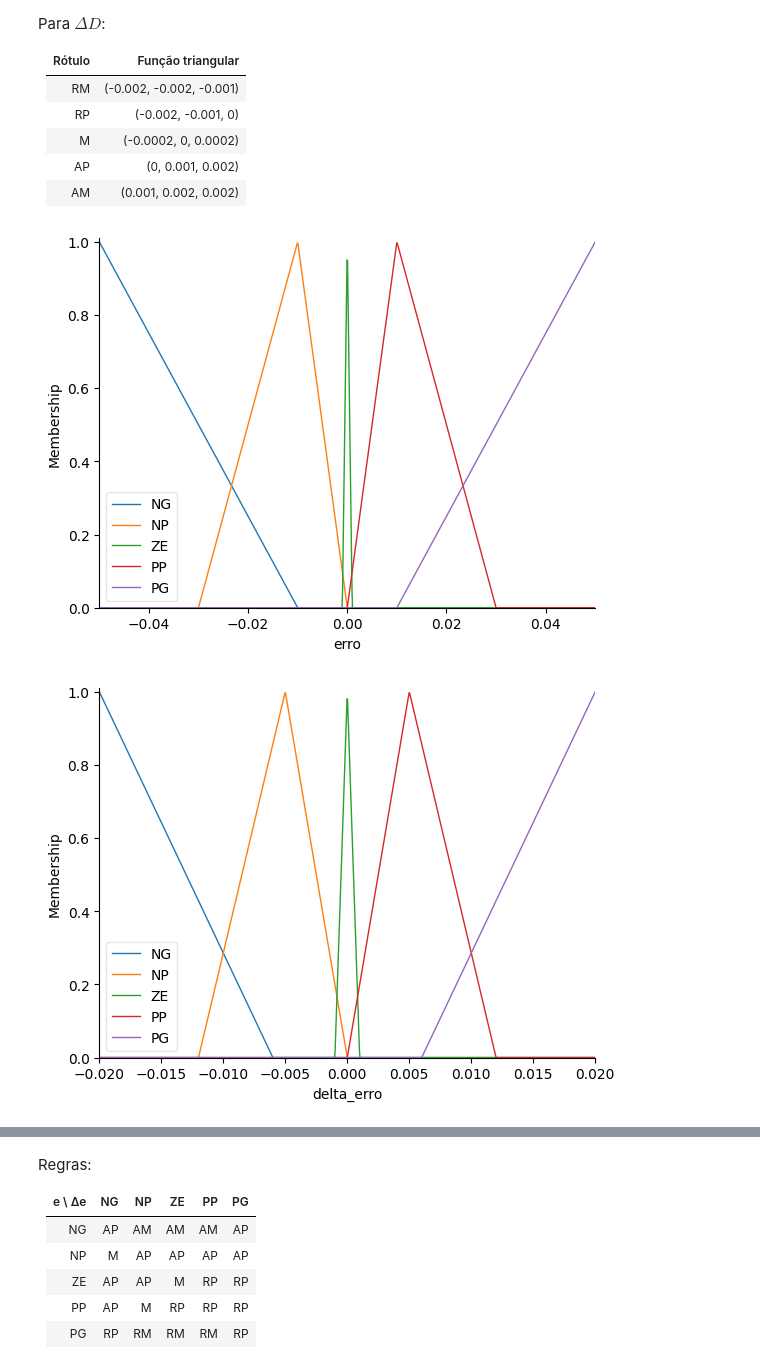
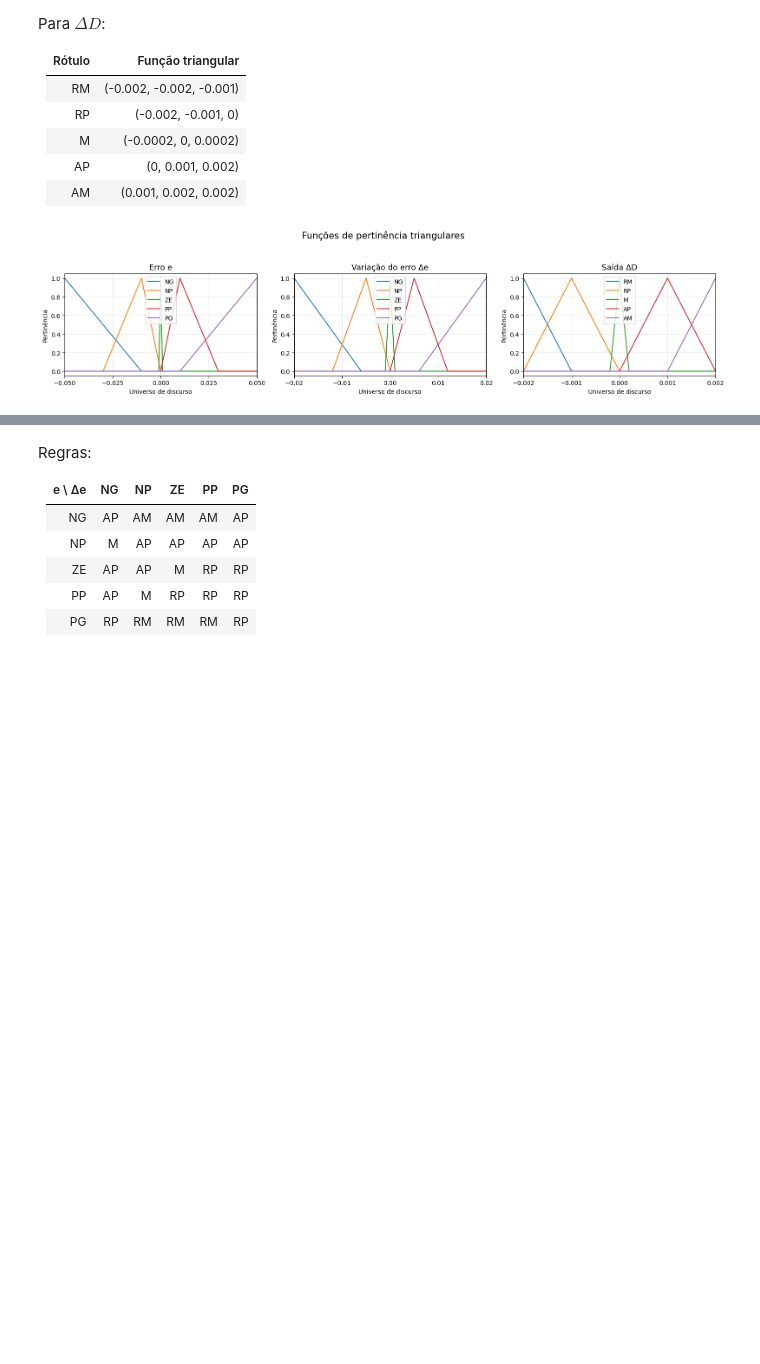
Before and after one commit to andersonmoura-cn/BioReator, a Jupyter notebook: src/fuzzy.ipynb, the cells around one changed output, grey strips where cells are left out. Saved outputs shown, nothing was run; the diff lists cells and outputs as text; code cells hidden in the pictures; blank space fills up the shorter version.

```diff
--- a/src/fuzzy.ipynb
+++ b/src/fuzzy.ipynb
@@ -134,28 +134,58 @@ Para $\Delta D$:
 # %%
 # erro
 e['NG'] = fuzz.trimf(e.universe, [-0.05, -0.05, -0.01])
 e['NP'] = fuzz.trimf(e.universe, [-0.03, -0.01,  0.00])
 e['ZE'] = fuzz.trimf(e.universe, [-0.001, 0.00, 0.001])
 e['PP'] = fuzz.trimf(e.universe, [ 0.00,  0.01, 0.03])
 e['PG'] = fuzz.trimf(e.universe, [ 0.01,  0.05, 0.05])
 
 # variação do e
 de['NG'] = fuzz.trimf(de.universe, [-0.02, -0.02, -0.006])
 de['NP'] = fuzz.trimf(de.universe, [-0.012, -0.005, 0.00])
 de['ZE'] = fuzz.trimf(de.universe, [-0.001, 0.00, 0.001])
 de['PP'] = fuzz.trimf(de.universe, [ 0.00, 0.005, 0.012])
 de['PG'] = fuzz.trimf(de.universe, [ 0.006, 0.02, 0.02])
 
 # saida variação D
 dD['RM'] = fuzz.trimf(dD.universe, [-0.002, -0.002, -0.001])
 dD['RP'] = fuzz.trimf(dD.universe, [-0.002, -0.001,  0.000])
 dD['M']  = fuzz.trimf(dD.universe, [-0.0002, 0.000, 0.0002])
 dD['AP'] = fuzz.trimf(dD.universe, [ 0.000,  0.001, 0.002])
 dD['AM'] = fuzz.trimf(dD.universe, [ 0.001,  0.002, 0.002])
 
-e.view()
-de.view()
-dD.view()
+# e.view()
+# de.view()
+# dD.view()
+import matplotlib.pyplot as plt
+import numpy as np
+
+fig, axes = plt.subplots(1, 3, figsize=(16, 4))
+
+variaveis = [e, de, dD]
+titulos = ["Erro e", "Variação do erro Δe", "Saída ΔD"]
+
+for ax, var, titulo in zip(axes, variaveis, titulos):
+
+    for term in var.terms:
+        ax.plot(var.universe, var[term].mf, label=term)
+
+    ax.set_title(titulo, fontsize=13)
+    ax.set_xlabel("Universo de discurso")
+    ax.set_ylabel("Pertinência")
+    ax.set_ylim(-0.05, 1.05)
+
+    # deixa o eixo X bem distribuído
+    xmin = np.min(var.universe)
+    xmax = np.max(var.universe)
+    ax.set_xlim(xmin, xmax)
+    ax.set_xticks(np.linspace(xmin, xmax, 5))
+
+    ax.grid(True, alpha=0.3)
+    ax.legend()
+
+fig.suptitle("Funções de pertinência triangulares", fontsize=15)
+
+plt.tight_layout(rect=[0, 0, 1, 0.92])
+plt.show()
 # %% [output]
-[figure, old version]
+[figure, new version]
-[figure, removed]
```
Also changed, not shown: parts of 8 cells of this notebook, 3 other files.
